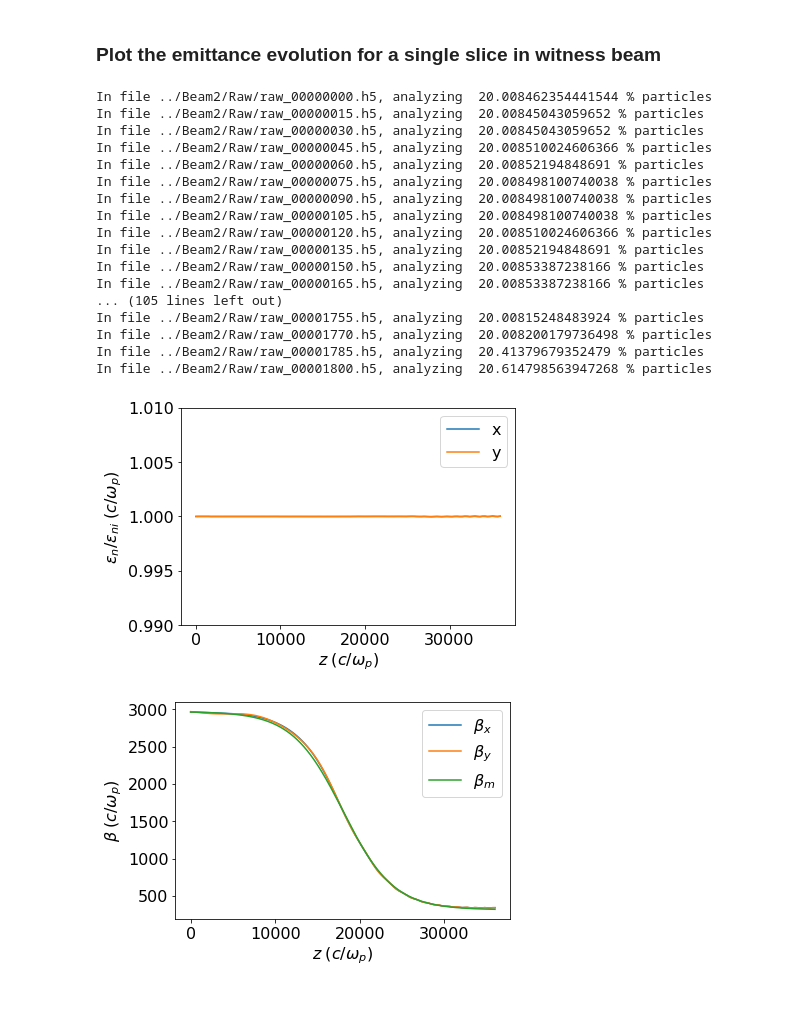
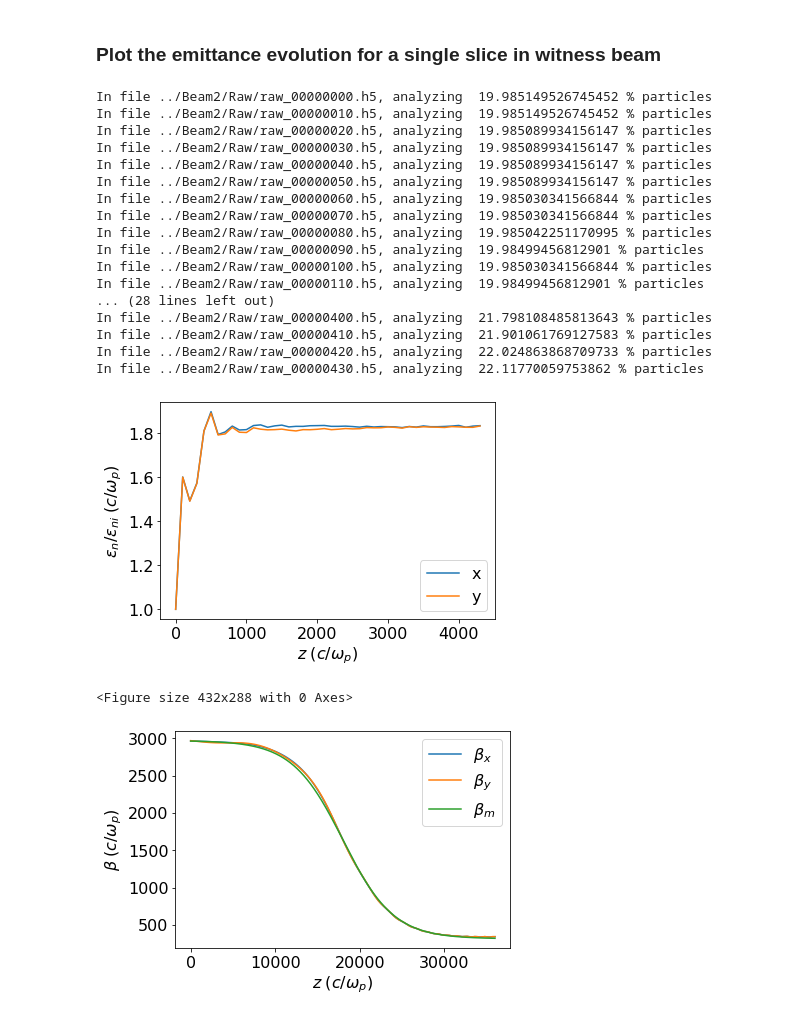
Before and after one commit to uclazyj/JupyterQpic, a Jupyter notebook: QPAD.ipynb, the cells around one changed output. Drawn from its saved outputs; the diff is of its cells as text; code cells hidden in the pictures.

```diff
--- a/QPAD.ipynb
+++ b/QPAD.ipynb
@@ -98,9 +98,9 @@ interactive(children=(FloatRangeSlider(value=(-1.0, 1.0), continuous_update=Fals
 # %% [markdown]
 # Calculate the emittance
 # %%
-ndump = 15
+ndump = 10
 first_file_number = 0
-last_file_number = 1800
+last_file_number = 430
 # %% [markdown]
 ### Plot the emittance evolution for a single slice in witness beam
 # %%
@@ -109,36 +109,39 @@ pyVisQP = reload(pyVisQP)
 parameters = pyVisQP.analyze_beam_data_QPAD_profile1(first_file_number = first_file_number,last_file_number = last_file_number,
                                             ndump = ndump,beam_number = 2, zVisualizeCenter = 0, slice_thickness = 2)
 # %% [output]
-In file ../Beam2/Raw/raw_00000000.h5, analyzing  20.008462354441544 % particles
-In file ../Beam2/Raw/raw_00000015.h5, analyzing  20.00845043059652 % particles
-In file ../Beam2/Raw/raw_00000030.h5, analyzing  20.00845043059652 % particles
-In file ../Beam2/Raw/raw_00000045.h5, analyzing  20.008510024606366 % particles
-In file ../Beam2/Raw/raw_00000060.h5, analyzing  20.00852194848691 % particles
-In file ../Beam2/Raw/raw_00000075.h5, analyzing  20.008498100740038 % particles
-In file ../Beam2/Raw/raw_00000090.h5, analyzing  20.008498100740038 % particles
-In file ../Beam2/Raw/raw_00000105.h5, analyzing  20.008498100740038 % particles
-In file ../Beam2/Raw/raw_00000120.h5, analyzing  20.008510024606366 % particles
-In file ../Beam2/Raw/raw_00000135.h5, analyzing  20.00852194848691 % particles
-In file ../Beam2/Raw/raw_00000150.h5, analyzing  20.00853387238166 % particles
-In file ../Beam2/Raw/raw_00000165.h5, analyzing  20.00853387238166 % particles
-... (105 lines left out)
-In file ../Beam2/Raw/raw_00001755.h5, analyzing  20.00815248483924 % particles
-In file ../Beam2/Raw/raw_00001770.h5, analyzing  20.008200179736498 % particles
-In file ../Beam2/Raw/raw_00001785.h5, analyzing  20.41379679352479 % particles
-In file ../Beam2/Raw/raw_00001800.h5, analyzing  20.614798563947268 % particles
+In file ../Beam2/Raw/raw_00000000.h5, analyzing  19.985149526745452 % particles
+In file ../Beam2/Raw/raw_00000010.h5, analyzing  19.985149526745452 % particles
+In file ../Beam2/Raw/raw_00000020.h5, analyzing  19.985089934156147 % particles
+In file ../Beam2/Raw/raw_00000030.h5, analyzing  19.985089934156147 % particles
+In file ../Beam2/Raw/raw_00000040.h5, analyzing  19.985089934156147 % particles
+In file ../Beam2/Raw/raw_00000050.h5, analyzing  19.985089934156147 % particles
+In file ../Beam2/Raw/raw_00000060.h5, analyzing  19.985030341566844 % particles
+In file ../Beam2/Raw/raw_00000070.h5, analyzing  19.985030341566844 % particles
+In file ../Beam2/Raw/raw_00000080.h5, analyzing  19.985042251170995 % particles
+In file ../Beam2/Raw/raw_00000090.h5, analyzing  19.98499456812901 % particles
+In file ../Beam2/Raw/raw_00000100.h5, analyzing  19.985030341566844 % particles
+In file ../Beam2/Raw/raw_00000110.h5, analyzing  19.98499456812901 % particles
+... (28 lines left out)
+In file ../Beam2/Raw/raw_00000400.h5, analyzing  21.798108485813643 % particles
+In file ../Beam2/Raw/raw_00000410.h5, analyzing  21.901061769127583 % particles
+In file ../Beam2/Raw/raw_00000420.h5, analyzing  22.024863868709733 % particles
+In file ../Beam2/Raw/raw_00000430.h5, analyzing  22.11770059753862 % particles
 # %%
 pyVisQP = reload(pyVisQP)
 import matplotlib.pyplot as plt
+# fig, ax = plt.subplots()
 plt.plot(parameters['s'], parameters['epsilon_n_x']/parameters['epsilon_n_x'][0],label='x')
 plt.plot(parameters['s'], parameters['epsilon_n_y']/parameters['epsilon_n_y'][0],label='y')
 plt.xlabel('$z\;(c/\omega_p)$')
 plt.ylabel('$\epsilon_n / \epsilon_{ni}  \;(c/\omega_p)$')
-plt.ylim([0.99,1.01])
+# plt.ylim([0.99,1.01])
 plt.legend(loc='best')
 plt.rcParams.update({'font.size': 16})
 plt.show()
+plt.savefig('emitn.png')
 # %% [output]
-[figure, old version]
+[figure, new version]
+<Figure size 432x288 with 0 Axes>
 # %%
 beta_mi = normalize(5,'cm',10)
 beta_mf = 312.4
```
Also changed, not shown: parts of 3 cells of this notebook, 1 other file.
